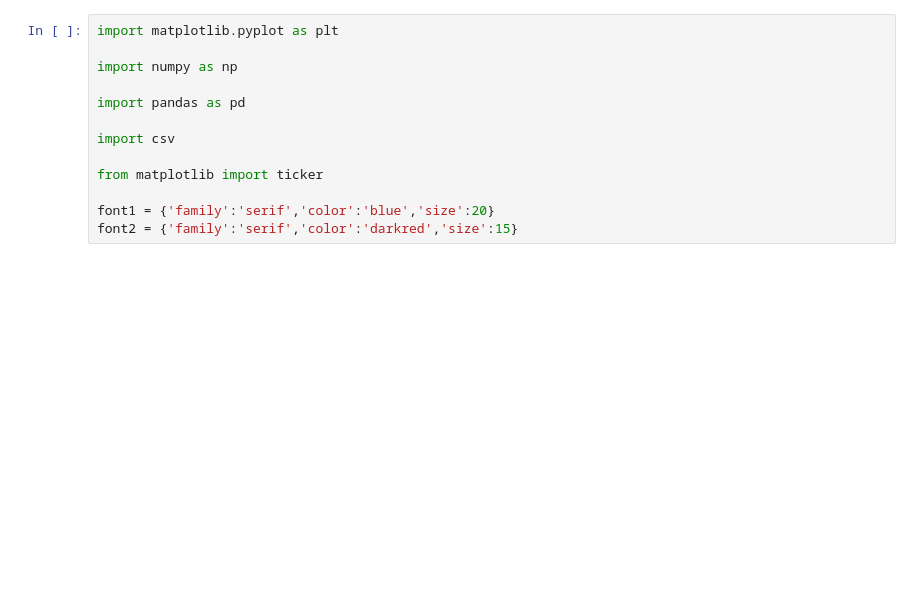
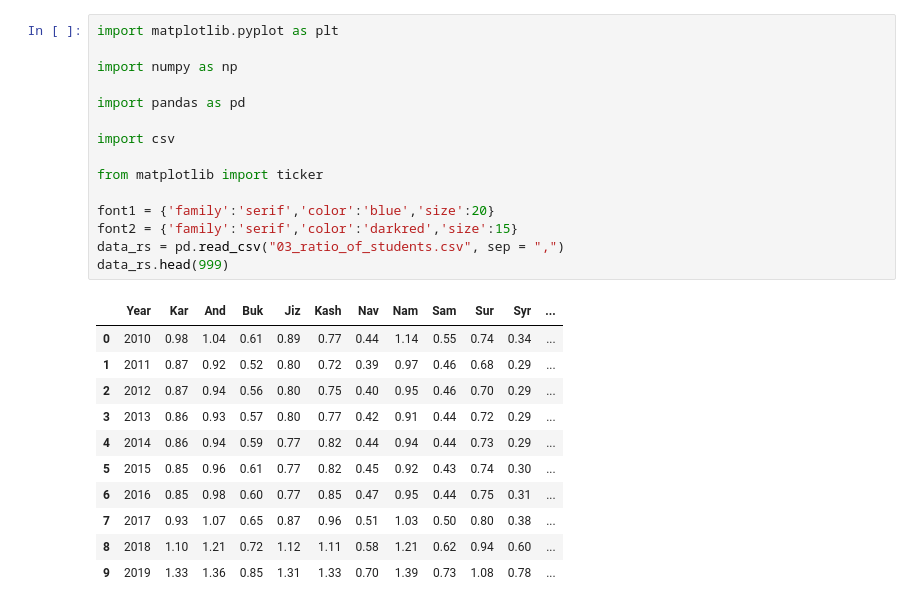
Before and after one commit to Team-5-Group-Project/Education-Statistics, a Jupyter notebook: 2 - Aysulu/03_Ratio of Students by states in Uzbekistan .ipynb, the cells around one changed output. Cells and saved outputs as stored; diff of their text form; blank space fills up the shorter version.

```diff
--- a/2 - Aysulu/03_Ratio of Students by states in Uzbekistan .ipynb
+++ b/2 - Aysulu/03_Ratio of Students by states in Uzbekistan .ipynb
@@ -1,16 +1,30 @@
 # %%
 import matplotlib.pyplot as plt
 
 import numpy as np
 
 import pandas as pd
 
 import csv
 
 from matplotlib import ticker
 
 font1 = {'family':'serif','color':'blue','size':20}
 font2 = {'family':'serif','color':'darkred','size':15}
+data_rs = pd.read_csv("03_ratio_of_students.csv", sep = ",")
+data_rs.head(999)
+# %% [output]
+|  | Year | Kar | And | Buk | Jiz | Kash | Nav | Nam | Sam | Sur | Syr | ... |
+| 0 | 2010 | 0.98 | 1.04 | 0.61 | 0.89 | 0.77 | 0.44 | 1.14 | 0.55 | 0.74 | 0.34 | ... |
+| 1 | 2011 | 0.87 | 0.92 | 0.52 | 0.80 | 0.72 | 0.39 | 0.97 | 0.46 | 0.68 | 0.29 | ... |
+| 2 | 2012 | 0.87 | 0.94 | 0.56 | 0.80 | 0.75 | 0.40 | 0.95 | 0.46 | 0.70 | 0.29 | ... |
+| 3 | 2013 | 0.86 | 0.93 | 0.57 | 0.80 | 0.77 | 0.42 | 0.91 | 0.44 | 0.72 | 0.29 | ... |
+| 4 | 2014 | 0.86 | 0.94 | 0.59 | 0.77 | 0.82 | 0.44 | 0.94 | 0.44 | 0.73 | 0.29 | ... |
+| 5 | 2015 | 0.85 | 0.96 | 0.61 | 0.77 | 0.82 | 0.45 | 0.92 | 0.43 | 0.74 | 0.30 | ... |
+| 6 | 2016 | 0.85 | 0.98 | 0.60 | 0.77 | 0.85 | 0.47 | 0.95 | 0.44 | 0.75 | 0.31 | ... |
+| 7 | 2017 | 0.93 | 1.07 | 0.65 | 0.87 | 0.96 | 0.51 | 1.03 | 0.50 | 0.80 | 0.38 | ... |
+| 8 | 2018 | 1.10 | 1.21 | 0.72 | 1.12 | 1.11 | 0.58 | 1.21 | 0.62 | 0.94 | 0.60 | ... |
+| 9 | 2019 | 1.33 | 1.36 | 0.85 | 1.31 | 1.33 | 0.70 | 1.39 | 0.73 | 1.08 | 0.78 | ... |
 # %%
 data_rs = pd.read_csv("03_ratio_of_students.csv", sep = ",")
 
```
Also changed, not shown: parts of 1 cell of this notebook, 2 other files.
